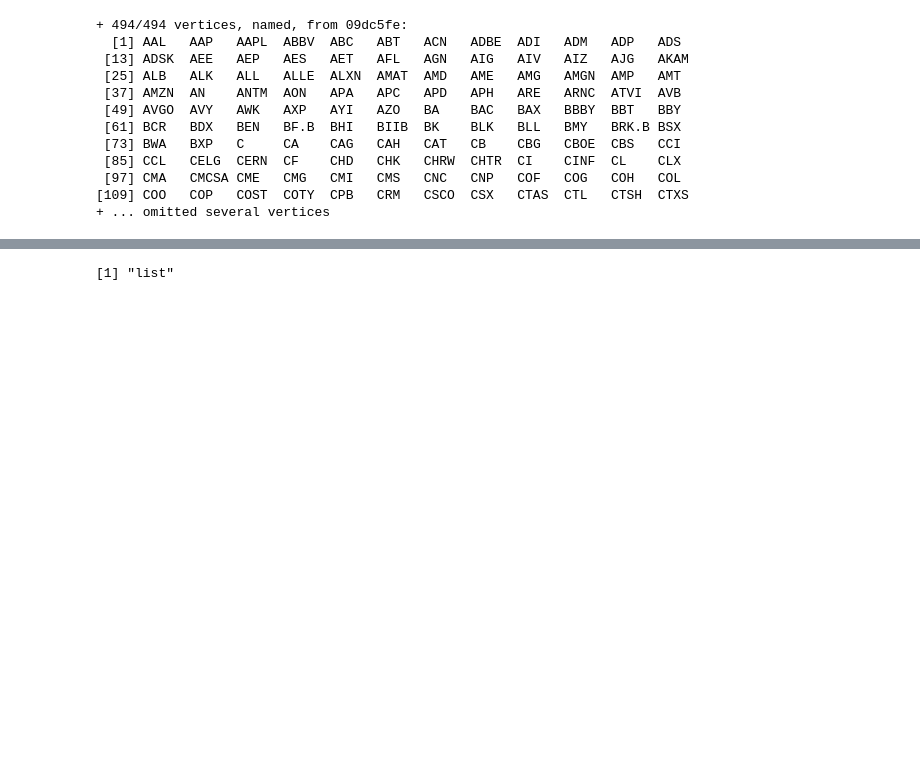
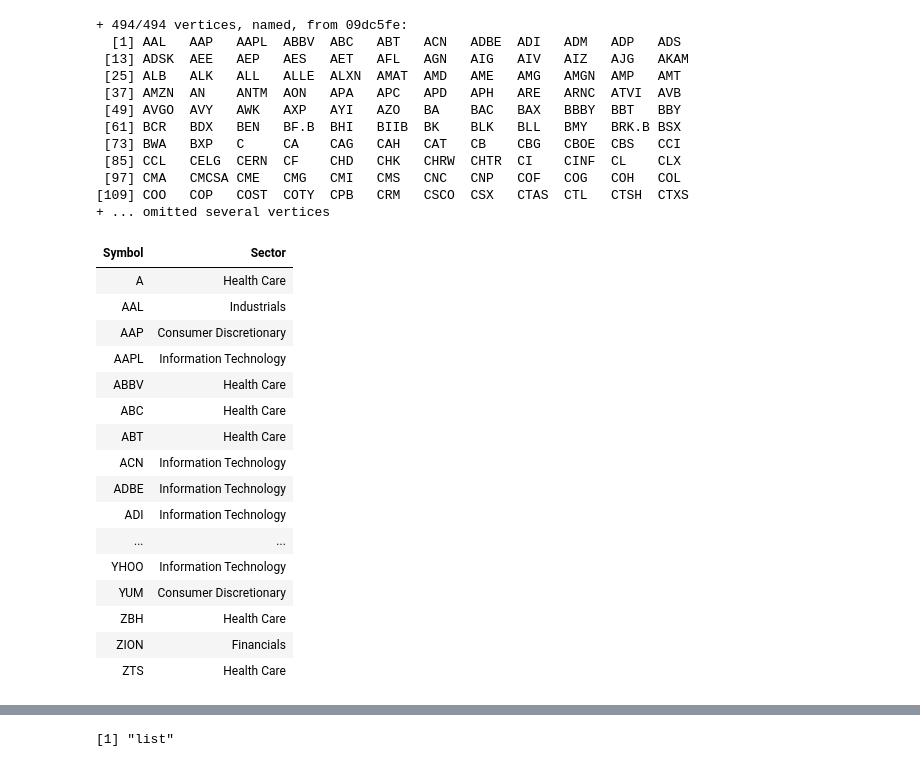
Before and after one commit to maithilibhide/ECE232, a Jupyter notebook: Project5/Stocks_Graph.ipynb, the cells around one changed output, grey strips where cells are left out. Drawn from its saved outputs; the diff is of its cells as text; code cells hidden in the pictures; blank space fills up the shorter version.

```diff
--- a/Project5/Stocks_Graph.ipynb
+++ b/Project5/Stocks_Graph.ipynb
@@ -140,3 +140,23 @@ name_sectors <- read.table('../finance_data/Name_sector.csv', sep=',', header=TR
+# %%
+name_sectors
+# %% [output]
+| Symbol | Sector |
+| A | Health Care |
+| AAL | Industrials |
+| AAP | Consumer Discretionary |
+| AAPL | Information Technology |
+| ABBV | Health Care |
+| ABC | Health Care |
+| ABT | Health Care |
+| ACN | Information Technology |
+| ADBE | Information Technology |
+| ADI | Information Technology |
+| ... | ... |
+| YHOO | Information Technology |
+| YUM | Consumer Discretionary |
+| ZBH | Health Care |
+| ZION | Financials |
+| ZTS | Health Care |
 # %%
 sectors <- group_by(name_sectors, Sector)
 # %%
```
Also changed, not shown: parts of 9 cells of this notebook.
